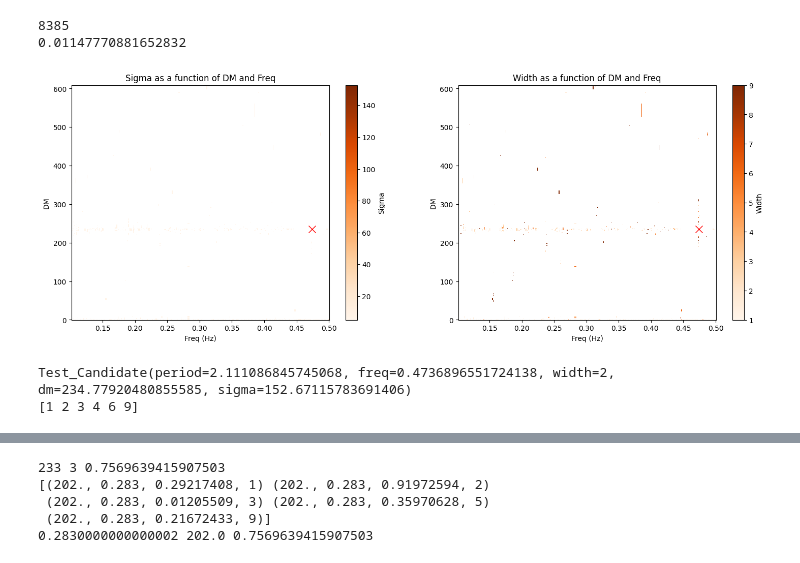
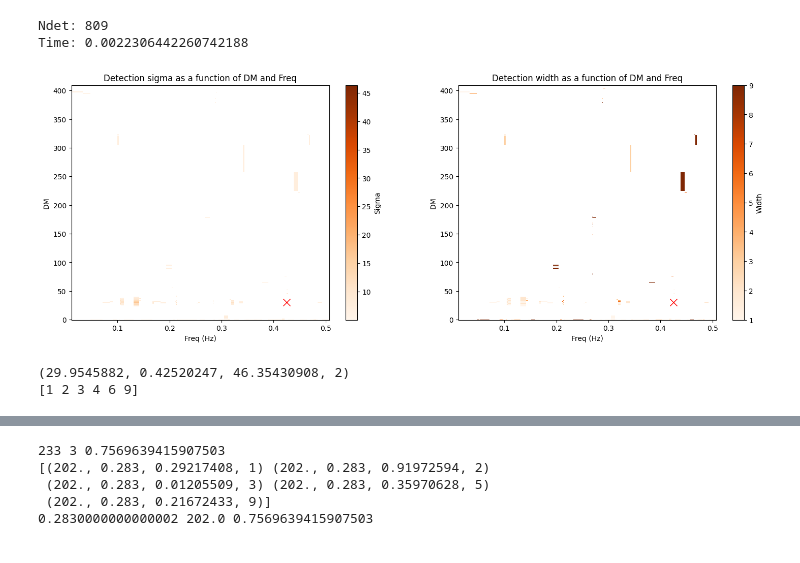
Before and after one commit to chime-sps/champss_software, a Jupyter notebook: champss/FFA/riptide_tests.ipynb, the cells around one changed output, grey strips where cells are left out. Saved outputs shown, nothing was run; the diff lists cells and outputs as text; code cells hidden in the pictures.

```diff
--- a/champss/FFA/riptide_tests.ipynb
+++ b/champss/FFA/riptide_tests.ipynb
@@ -4,50 +4,44 @@ import matplotlib.pyplot as plt
 import time
 import itertools
 
-class Test_Candidate:
-    def __init__(self, period, width, dm, sigma):
-        # Assign the input arguments to the object attributes
-        self.period = period
-        self.freq = 1/period
-        self.width = width
-        self.dm = dm
-        self.sigma = sigma
+detections_dtype = [
+    ("dm", float),
+    ("freq", float),
+    ("sigma", float),
+    ("width", int)
+]
 
-    def __repr__(self):
-        return f"Test_Candidate(period={self.period}, freq={self.freq}, width={self.width}, dm={self.dm}, sigma={self.sigma})"
-
-# ra = 29.37
-# dec = 62.12
-ra = 301.12
-dec = 31.53
-# ra = 120.04
-# dec = 50.15
-# file_path = "candidates/2024/6/12/301.12_31.53_FFA_candidates.npz"
-file_path = f"candidates/2024/6/12/{ra}_{dec}_FFA_candidates.npz"
-# file_path = "candidates/2024/6/12/120.04_50.15_FFA_candidates.npz"
+ra = 29.37
+dec = 62.12
+# ra = 301.12
+# dec = 31.53
+# ra = 160.01
+# dec = 50.21
+file_path = f"detections/2024/6/10/{ra}_{dec}_FFA_detections.npz"
 
 loaded = np.load(file_path, allow_pickle=True)
-candidates = loaded["candidates"]
-print(len(candidates))
-candidates = np.array([candidate for candidate in candidates if candidate.sigma >= 5])
+detections = loaded["detections"]
+n_det = len(detections)
+print("Ndet:",n_det)
+detections = np.array([detection for detection in detections if detection['sigma'] >= 5])
 
-dm_values = np.array([cand.dm for cand in candidates])
-freq_values = np.array([cand.freq for cand in candidates])
-sigma_values = np.array([cand.sigma for cand in candidates])
-width_values = np.array([cand.width for cand in candidates])
+dm_values = np.array([det['dm'] for det in detections])
+freq_values = np.array([det['freq'] for det in detections])
+sigma_values = np.array([det['sigma'] for det in detections])
+width_values = np.array([det['width'] for det in detections])
 widths = np.array([1,2,3,4,6,9])
 
 nb_width_values = []
 start_time = time.time()
 tmp = [
-    [k, candidates[k].freq, candidates[k].dm, candidates[k].sigma] for k in range(len(candidates))
+    [k, detections[k]['freq'], detections[k]['dm'], detections[k]['sigma']] for k in range(n_det)
 ]
 st = sorted(tmp, key=lambda st: (st[1], st[2], st[3]))
 nb_width_values = [
         len(list(value)) for k, value in itertools.groupby(st, key=lambda st: (st[1], st[2]))
     ]
 
-print(time.time()-start_time)
+print("Time:",time.time()-start_time)
 
 dm_unique = np.unique(dm_values)
 freq_unique = np.unique(freq_values)
@@ -57,41 +51,41 @@ sigma_grid = np.zeros_like(freq_grid, dtype=float)
 width_grid = np.zeros_like(freq_grid, dtype=int)
 for i, (dm, freq, sigma, width) in enumerate(zip(dm_values, freq_values, sigma_values, width_values)):
     col = np.where(freq_unique == freq)[0][0]
     row = np.where(dm_unique == dm)[0][0]
     sigma_grid[row, col] = sigma
     width_grid[row, col] = width
 
 # log_sigma_grid = np.log(sigma_grid + 1e-1)
 masked_sigma_grid = np.ma.masked_where(sigma_grid == 0, sigma_grid)
 masked_width_grid = np.ma.masked_where(width_grid == 0, width_grid)
 cmap = plt.cm.Oranges
 cmap.set_bad(color='white')
 
 max_id = np.argmax(sigma_values)
-max_dm = candidates[max_id].dm
-max_freq = candidates[max_id].freq
+max_dm = detections[max_id]['dm']
+max_freq = detections[max_id]['freq']
 
 fig, axs = plt.subplots(1, 2, figsize=(18, 6))
 heatmap = axs[0].pcolormesh(freq_grid, dm_grid, masked_sigma_grid, shading='auto', cmap=cmap)
 plt.colorbar(heatmap, label='Sigma')
 axs[0].plot(max_freq, max_dm, 'rx', markersize=10, label='Max Sigma')
 axs[0].set_xlabel('Freq (Hz)')
 axs[0].set_ylabel('DM')
-axs[0].set_title('Sigma as a function of DM and Freq')
+axs[0].set_title('Detection sigma as a function of DM and Freq')
 
 heatmap = axs[1].pcolormesh(freq_grid, dm_grid, masked_width_grid, shading='auto', cmap=cmap)
 plt.colorbar(heatmap, label='Width')
 axs[1].plot(max_freq, max_dm, 'rx', markersize=10, label='Max Sigma')
 axs[1].set_xlabel('Freq (Hz)')
 axs[1].set_ylabel('DM')
-axs[1].set_title('Width as a function of DM and Freq')
+axs[1].set_title('Detection width as a function of DM and Freq')
 plt.show()
-print(candidates[max_id])
+print(detections[max_id])
 print(np.unique(width_values))
 # %% [output]
-8385
-0.01147770881652832
+Ndet: 809
+Time: 0.0022306442260742188
-[figure, old version]
+[figure, new version]
-Test_Candidate(period=2.111086845745068, freq=0.4736896551724138, width=2, dm=234.77920480855585, sigma=152.67115783691406)
+(29.9545882, 0.42520247, 46.35430908, 2)
 [1 2 3 4 6 9]
 # %%
```
Also changed, not shown: parts of 10 cells of this notebook, 45 other files.
